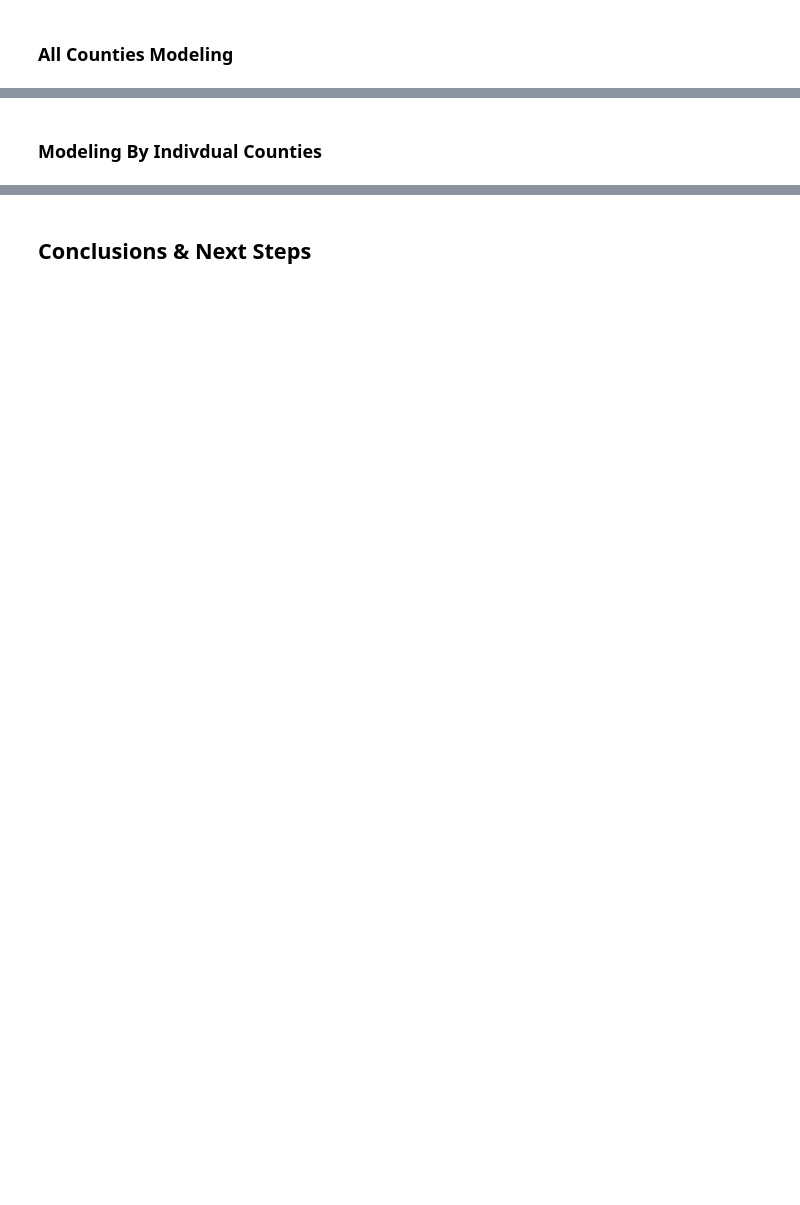
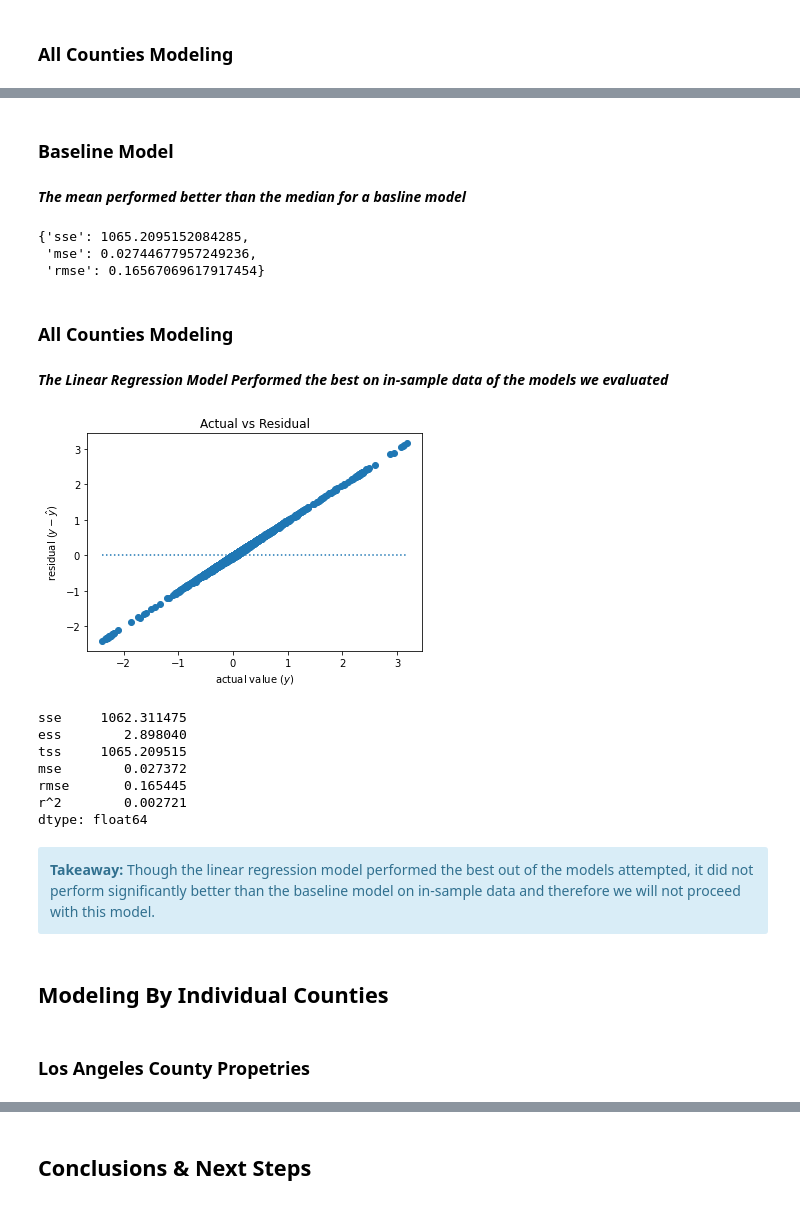
Before and after one commit to Gabriela-and-Justin/Zillow-Clustering-Project, a Jupyter notebook: Final_Report_Zillow.ipynb, the cells around one changed output, grey strips where cells are left out. Saved outputs shown, nothing was run; the diff lists cells and outputs as text; code cells hidden in the pictures; blank space fills up the shorter version.

```diff
--- a/Final_Report_Zillow.ipynb
+++ b/Final_Report_Zillow.ipynb
@@ -486,0 +659,8 @@ Text(0.5, 1.0, 'Clusters of Properties by Building Quality and Age (scaled)')
+# %%
+X_train_scaled = X[0][['cola', 'hot_month_sale', 'has_heat', 'scaled_bathroomcnt',
+       'scaled_bedroomcnt', 'scaled_buildingqualitytypeid',
+       'scaled_calculatedfinishedsquarefeet', 'scaled_latitude',
+       'scaled_longitude', 'scaled_rawcensustractandblock',
+       'scaled_regionidcity', 'scaled_regionidzip',
+       'scaled_structuretaxvaluedollarcnt', 'scaled_landtaxvaluedollarcnt',
+       'scaled_age', 'scaled_taxrate', 'scaled_acres']]
@@ -487,2 +687,62 @@ Text(0.5, 1.0, 'Clusters of Properties by Building Quality and Age (scaled)')
+# %% [markdown]
+### Baseline Model
+# %% [markdown]
+***The mean performed better than the median for a basline model***
+# %%
+# 1. Predict logerror_pred_mean
+yhat_baseline = y_train['logerror'].mean()
+y_train['yhat_baseline'] = yhat_baseline
+
+#Evaluate the baseline model using the mean
+evaluate.baseline_mean_errors(y_train.logerror)
+# %% [output]
+{'sse': 1065.2095152084285,
+ 'mse': 0.02744677957249236,
+ 'rmse': 0.16567069617917454}
+# %% [markdown]
+### All Counties Modeling
+# %% [markdown]
+***The Linear Regression Model Performed the best on in-sample data of the models we evaluated***
+# %%
+# create the model object
+lm = LinearRegression(normalize=True)
+
+# fit the model to our training data. We must specify the column in y_train,
+# since we have converted it to a dataframe from a series!
+lm.fit(X_train_scaled[['cola',
+ 'scaled_bathroomcnt',
+ 'scaled_bedroomcnt',
+ 'scaled_calculatedfinishedsquarefeet',
+ 'scaled_regionidzip']], y_train.logerror)
+
+# predict train
+y_train['yhat_lm'] = lm.predict(X_train_scaled[['cola',
+ 'scaled_bathroomcnt',
+ 'scaled_bedroomcnt',
+ 'scaled_calculatedfinishedsquarefeet',
+ 'scaled_regionidzip']])
+
+# compute residuals
+y_train['residual'] = y_train['yhat_lm'] - y_train['logerror']
+y_train['baseline_residual'] = y_train['yhat_baseline'] - y_train['logerror']
+
+#Use evaluate model to visualize the residuals
+evaluate.plot_residuals(y_train.logerror, y_train.yhat_lm)
+
+#Retrieve evaluation metrics for Linear Regression Model on in-sample data
+evaluate.regression_errors(y_train.logerror, y_train.yhat_lm)
+# %% [output]
+[figure, added]
+sse     1062.311475
+ess        2.898040
+tss     1065.209515
+mse        0.027372
+rmse       0.165445
+r^2        0.002721
+dtype: float64
+# %% [markdown]
+<div class="alert alert-block alert-info"><b>Takeaway:</b> Though the linear regression model performed the best out of the models attempted, it did not perform significantly better than the baseline model on in-sample data and therefore we will not proceed with this model.</div>
 # %% [markdown]
-### Modeling By Indivdual Counties
+## Modeling By Individual Counties
+# %% [markdown]
+### Los Angeles County Propetries
```
Also changed, not shown: parts of 48 cells of this notebook.
